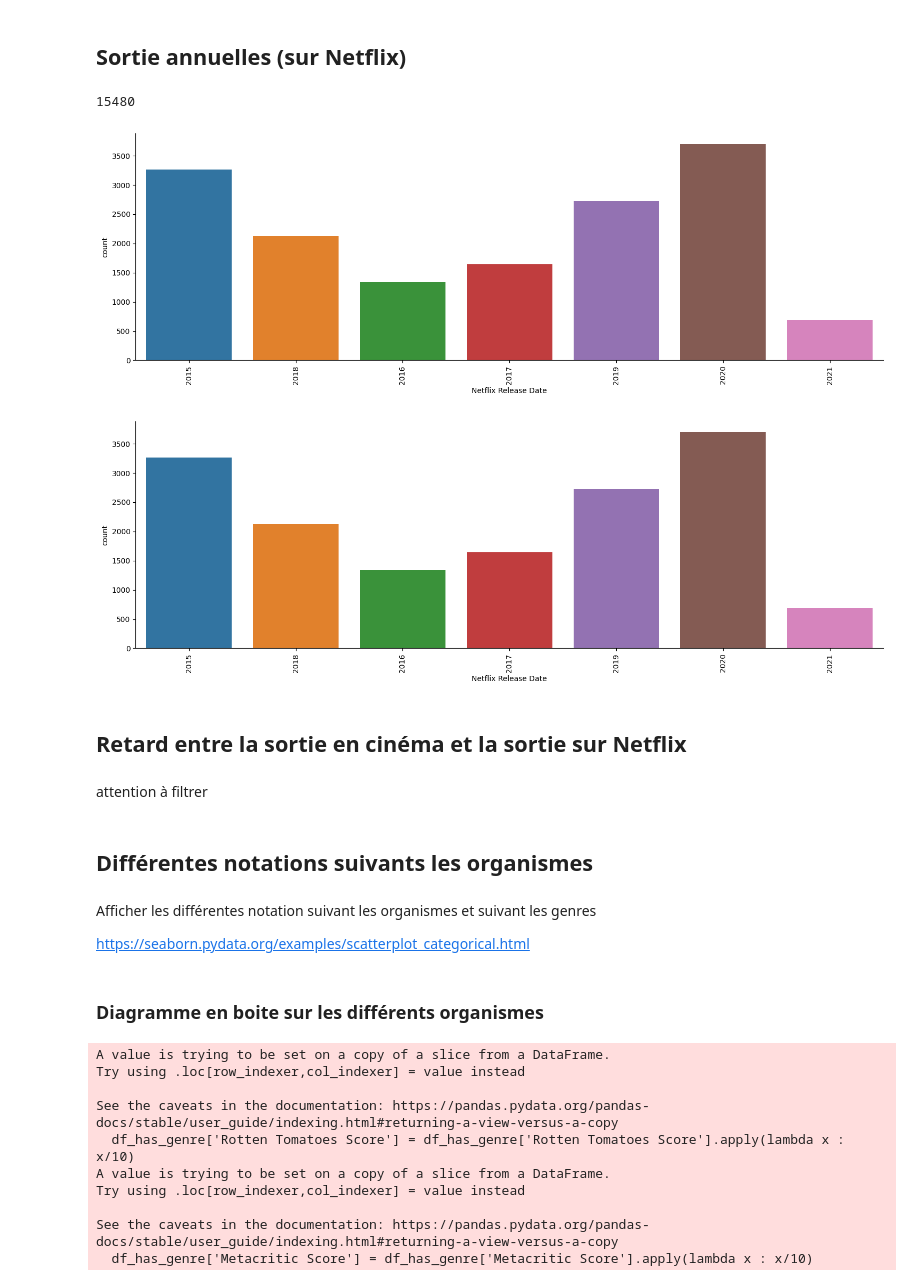
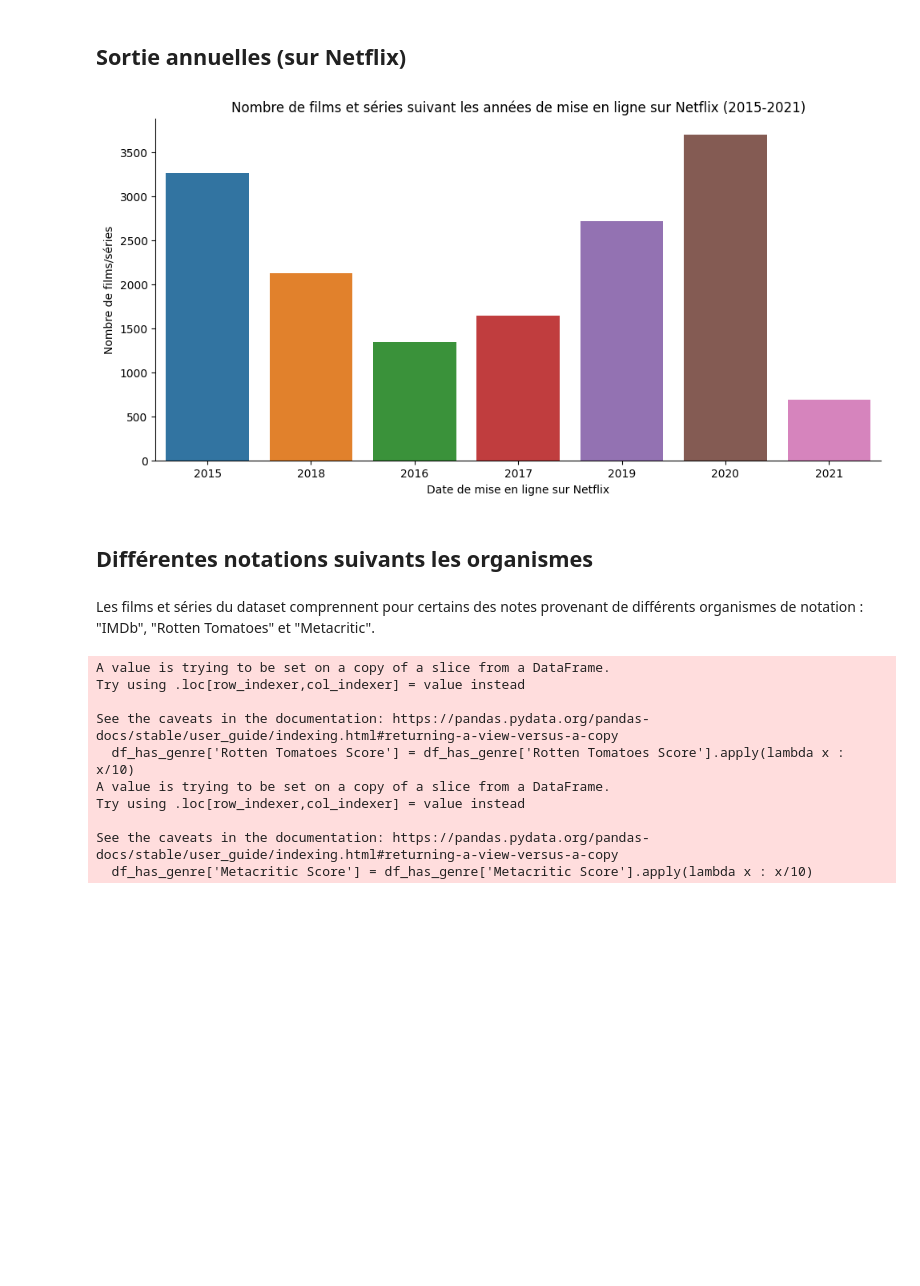
Before and after one commit to nbert71/netflix-analysis, a Jupyter notebook: main.ipynb, the cells around one changed output. Drawn from its saved outputs; the diff is of its cells as text; code cells hidden in the pictures; blank space fills up the shorter version.

```diff
--- a/main.ipynb
+++ b/main.ipynb
@@ -36,35 +53,25 @@ g.fig
 # %% [markdown]
 ## Sortie annuelles (sur Netflix)
 # %%
-ym = df["Netflix Release Date"].copy()
+release_dates = df["Netflix Release Date"].copy()
 
 # slice pour garder année et mois
-for i in range(len(ym)):
-    ym[i] = ym[i][:-6]
+for i in range(len(release_dates)):
+    release_dates[i] = release_dates[i][:-6]
+
+df_release_dates = pd.DataFrame({'Netflix Release Date': np.flip(release_dates.values)})
-# %%
-df_ym = pd.DataFrame({'Netflix Release Date': np.flip(ym.values)})
-len(df_ym)
-# %% [output]
-15480
-# %%
-g = sns.catplot(data=df_ym, x="Netflix Release Date", kind="count", aspect=3)
-g.set_xticklabels(rotation=90)
-g.fig
-# %% [output]
-[figure, removed]
-[figure, removed]
-# %% [markdown]
-## Retard entre la sortie en cinéma et la sortie sur Netflix
-# %% [markdown]
-attention à filtrer
+# %%
+g = sns.catplot(data=df_release_dates, x="Netflix Release Date", kind="count", aspect=2)
+g.set_axis_labels('Date de mise en ligne sur Netflix', 'Nombre de films/séries')
+ax = plt.gca()
+ax.set_title("Nombre de films et séries suivant les années de mise en ligne sur Netflix (2015-2021)")
+plt.show()
+# %% [output]
+[figure, added]
 # %% [markdown]
 ## Différentes notations suivants les organismes
-# %% [markdown]
-Afficher les différentes notation suivant les organismes et suivant les genres
-
-https://seaborn.pydata.org/examples/scatterplot_categorical.html
-# %% [markdown]
-### Diagramme en boite sur les différents organismes
+# %% [markdown]
+Les films et séries du dataset comprennent pour certains des notes provenant de différents organismes de notation : "IMDb", "Rotten Tomatoes" et "Metacritic".
 # %%
 # Supprimer les lignes qui ne possèdent pas de genre
 df_has_genre = df.dropna(subset=['Genre'])
```
Also changed, not shown: parts of 32 cells of this notebook.
